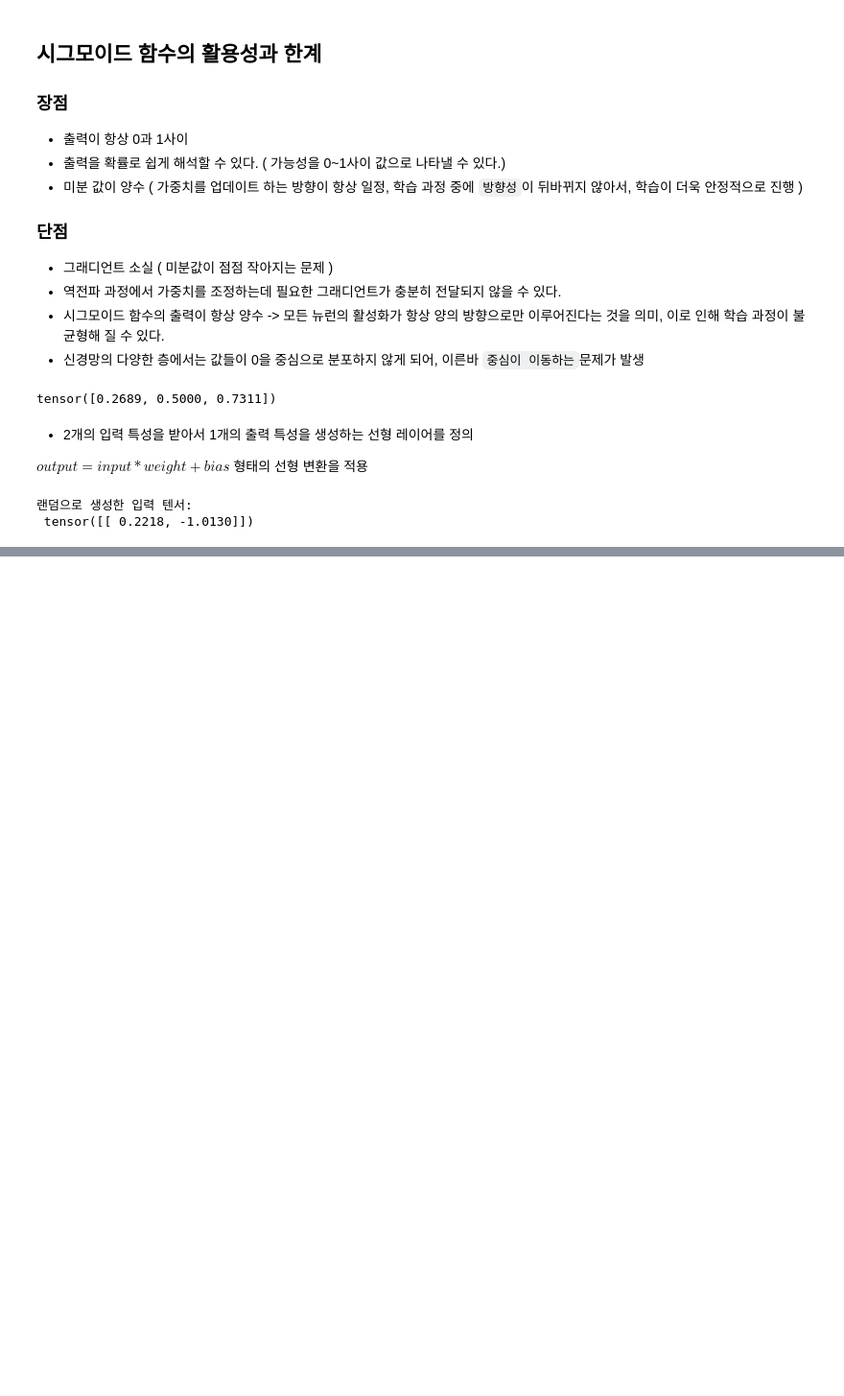
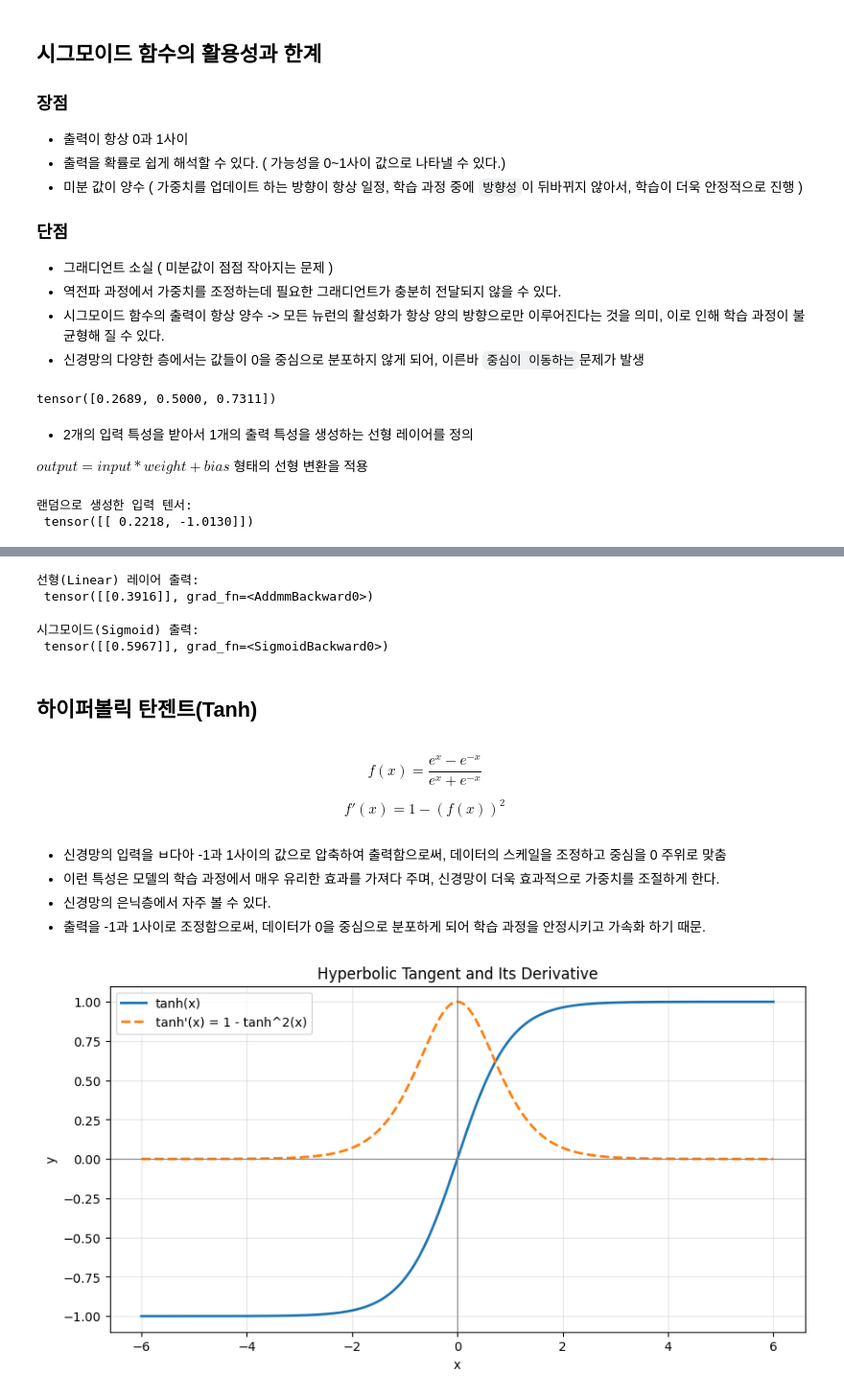
Before and after one commit to hundong2/machine_learning, a Jupyter notebook: dacon/01.deeplearning/01.deeplearning.ipynb, the cells around one changed output, grey strips where cells are left out. Shown at 96% size. Cells and saved outputs as stored; diff of their text form; code cells hidden in the pictures; blank space fills up the shorter version.

```diff
--- a/dacon/01.deeplearning/01.deeplearning.ipynb
+++ b/dacon/01.deeplearning/01.deeplearning.ipynb
@@ -308,0 +323,59 @@ print("랜덤으로 생성한 입력 텐서:\n", input_tensor)
+# %%
+# 선형 층을 통과
+linear_output = linear_layer(input_tensor)
+print("\n선형(Linear) 레이어 출력:\n", linear_output)
+# %% [output]
+선형(Linear) 레이어 출력:
+ tensor([[0.3916]], grad_fn=<AddmmBackward0>)
+# %%
+# 시그모이드 활성화 함수 적용
+sigmoid_output = torch.sigmoid(linear_output)
+print("\n시그모이드(Sigmoid) 출력:\n", sigmoid_output)
+# %% [output]
+시그모이드(Sigmoid) 출력:
+ tensor([[0.5967]], grad_fn=<SigmoidBackward0>)
+# %% [markdown]
+## 하이퍼볼릭 탄젠트(Tanh)
+# %% [markdown]
+$$f(x) = \frac{e^x - e^{-x}}{e^x + e^{-x}}$$
+
+$$f'(x) = 1 - (f(x))^2$$
+# %% [markdown]
+- 신경망의 입력을 ㅂ다아 -1과 1사이의 값으로 압축하여 출력함으로써, 데이터의 스케일을 조정하고 중심을 0 주위로 맞춤
+- 이런 특성은 모델의 학습 과정에서 매우 유리한 효과를 가져다 주며, 신경망이 더욱 효과적으로 가중치를 조절하게 한다.
+- 신경망의 은닉층에서 자주 볼 수 있다.
+- 출력을 -1과 1사이로 조정함으로써, 데이터가 0을 중심으로 분포하게 되어 학습 과정을 안정시키고 가속화 하기 때문.
+# %%
+import numpy as np
+import matplotlib.pyplot as plt
+
+# tanh 함수와 미분 함수
+def tanh(x):
+    return np.tanh(x)
+
+def tanh_derivative(x):
+    y = tanh(x)
+    return 1 - y**2
+
+# x 범위
+x = np.linspace(-6, 6, 500)
+
+# y 계산
+y_tanh = tanh(x)
+y_dtanh = tanh_derivative(x)
+
+# 그래프
+plt.figure(figsize=(10, 5))
+plt.plot(x, y_tanh, label='tanh(x)', linewidth=2)
+plt.plot(x, y_dtanh, '--', label="tanh'(x) = 1 - tanh^2(x)", linewidth=2)
+
+plt.title('Hyperbolic Tangent and Its Derivative')
+plt.xlabel('x')
+plt.ylabel('y')
+plt.axhline(0, color='gray', linewidth=0.8)
+plt.axvline(0, color='gray', linewidth=0.8)
+plt.grid(True, alpha=0.3)
+plt.legend()
+plt.show()
+# %% [output]
+[figure, added]
```
Also changed, not shown: parts of 4 cells of this notebook, 6 other files.
